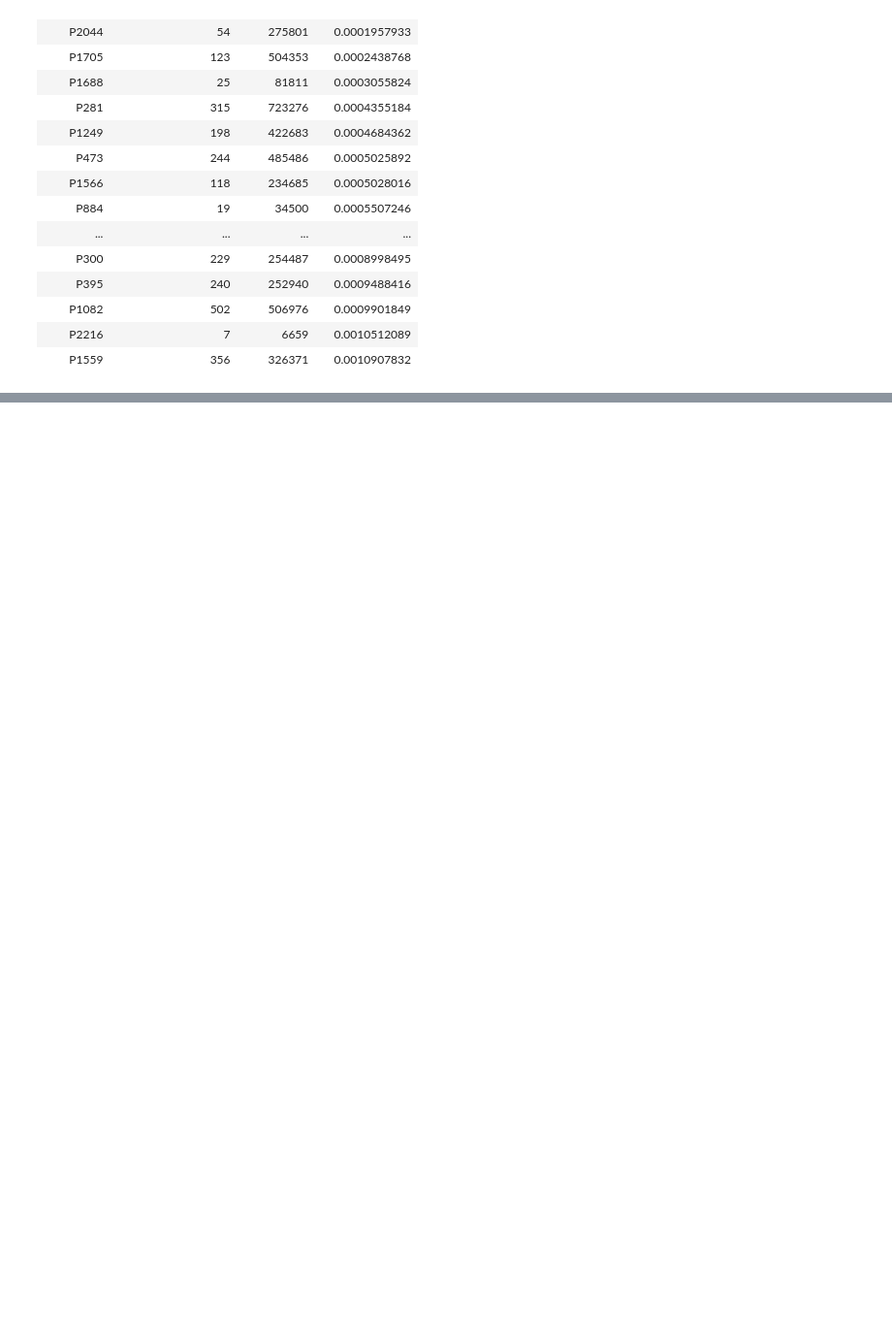
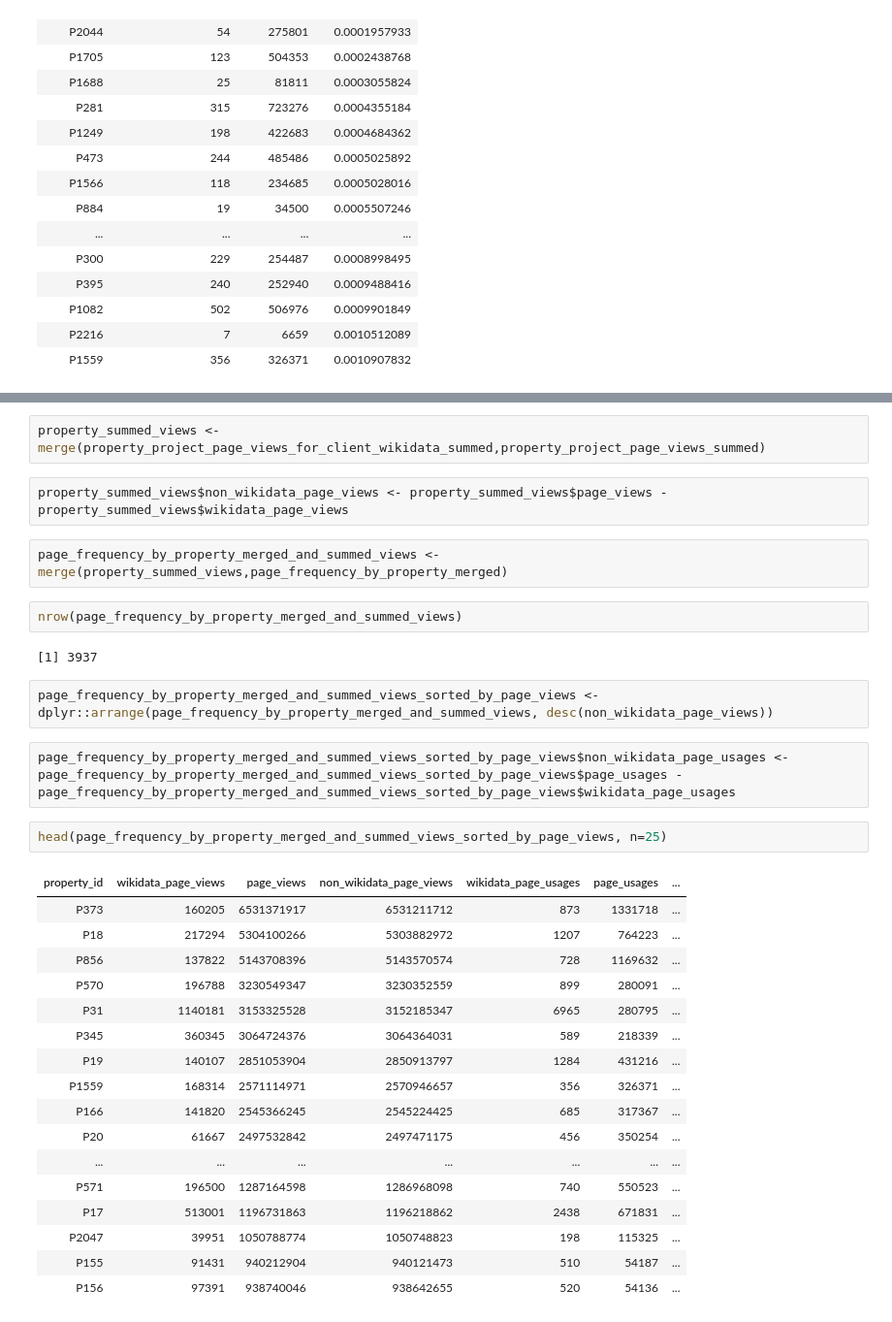
Before and after one commit to hall1467/wikidata_usage_tracking, a Jupyter notebook: jupyter_notebooks/entity_project_page_views.ipynb, the cells around one changed output, grey strips where cells are left out. Shown at 97% size. Cells and saved outputs as stored; diff of their text form; blank space fills up the shorter version.

```diff
--- a/jupyter_notebooks/entity_project_page_views.ipynb
+++ b/jupyter_notebooks/entity_project_page_views.ipynb
@@ -300,0 +345,34 @@ head(page_frequency_by_property_merged_sorted_by_wikidata_average, n=25)
+# %%
+property_summed_views <- merge(property_project_page_views_for_client_wikidata_summed,property_project_page_views_summed)
+# %%
+property_summed_views$non_wikidata_page_views <- property_summed_views$page_views - property_summed_views$wikidata_page_views
+# %%
+page_frequency_by_property_merged_and_summed_views <- merge(property_summed_views,page_frequency_by_property_merged)
+# %%
+nrow(page_frequency_by_property_merged_and_summed_views)
+# %% [output]
+[1] 3937
+# %%
+page_frequency_by_property_merged_and_summed_views_sorted_by_page_views <- dplyr::arrange(page_frequency_by_property_merged_and_summed_views, desc(non_wikidata_page_views))
+# %%
+page_frequency_by_property_merged_and_summed_views_sorted_by_page_views$non_wikidata_page_usages <- page_frequency_by_property_merged_and_summed_views_sorted_by_page_views$page_usages - page_frequency_by_property_merged_and_summed_views_sorted_by_page_views$wikidata_page_usages
+# %%
+head(page_frequency_by_property_merged_and_summed_views_sorted_by_page_views, n=25)
+# %% [output]
+| property_id | wikidata_page_views | page_views | non_wikidata_page_views | wikidata_page_usages | page_usages | ... |
+| P373 | 160205 | 6531371917 | 6531211712 | 873 | 1331718 | ... |
+| P18 | 217294 | 5304100266 | 5303882972 | 1207 | 764223 | ... |
+| P856 | 137822 | 5143708396 | 5143570574 | 728 | 1169632 | ... |
+| P570 | 196788 | 3230549347 | 3230352559 | 899 | 280091 | ... |
+| P31 | 1140181 | 3153325528 | 3152185347 | 6965 | 280795 | ... |
+| P345 | 360345 | 3064724376 | 3064364031 | 589 | 218339 | ... |
+| P19 | 140107 | 2851053904 | 2850913797 | 1284 | 431216 | ... |
+| P1559 | 168314 | 2571114971 | 2570946657 | 356 | 326371 | ... |
+| P166 | 141820 | 2545366245 | 2545224425 | 685 | 317367 | ... |
+| P20 | 61667 | 2497532842 | 2497471175 | 456 | 350254 | ... |
+| ... | ... | ... | ... | ... | ... | ... |
+| P571 | 196500 | 1287164598 | 1286968098 | 740 | 550523 | ... |
+| P17 | 513001 | 1196731863 | 1196218862 | 2438 | 671831 | ... |
+| P2047 | 39951 | 1050788774 | 1050748823 | 198 | 115325 | ... |
+| P155 | 91431 | 940212904 | 940121473 | 510 | 54187 | ... |
+| P156 | 97391 | 938740046 | 938642655 | 520 | 54136 | ... |
```
Also changed, not shown: parts of 9 cells of this notebook, 1 other file.
